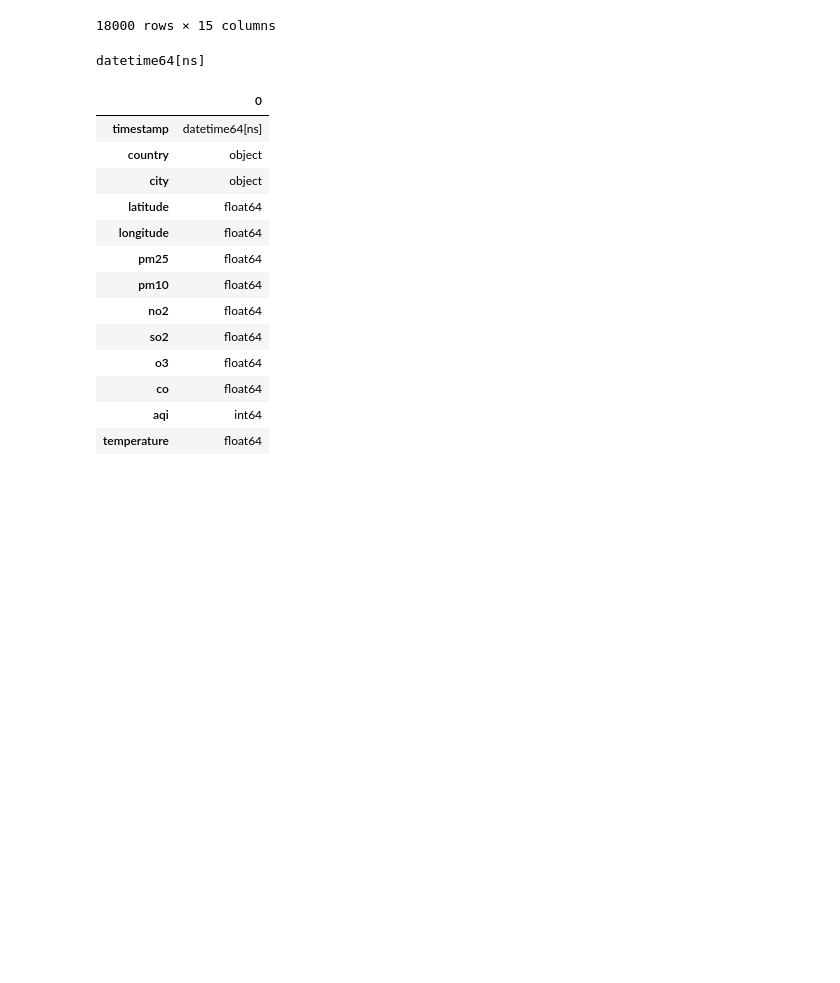
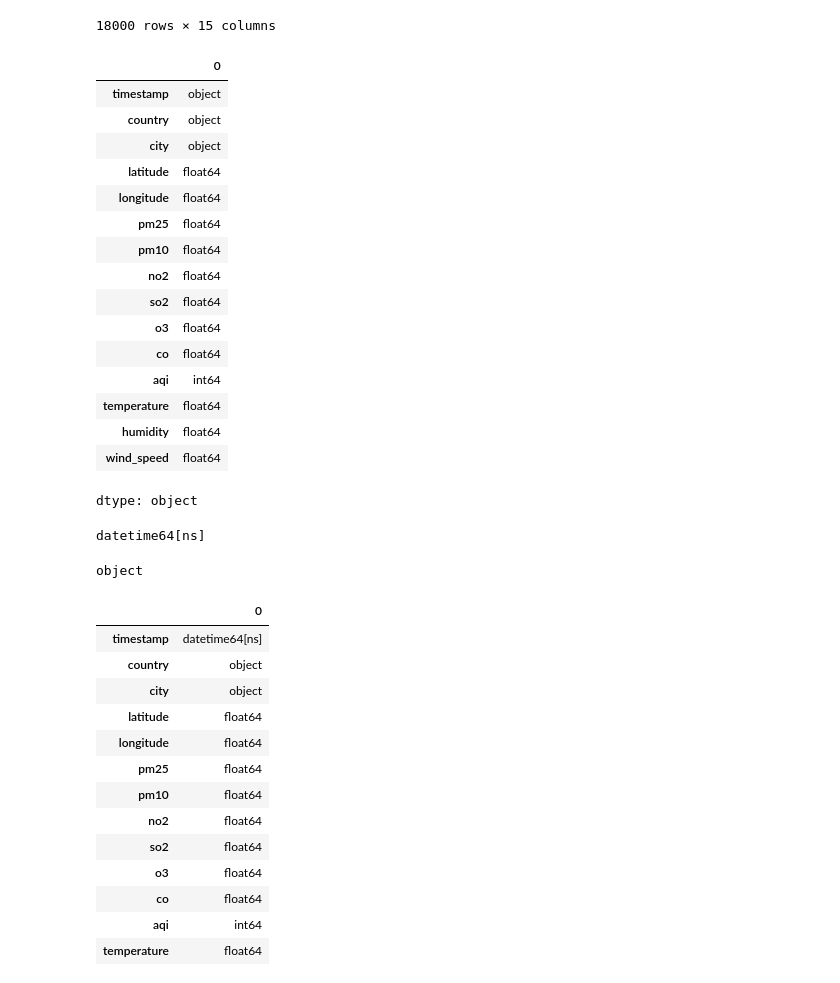
Before and after one commit to Akhilesh1118/Python, a Jupyter notebook: Lecture 8/Chapter_03.ipynb, the cells around one changed output. Drawn from its saved outputs; the diff is of its cells as text; code cells hidden in the pictures; blank space fills up the shorter version.

```diff
--- a/Lecture 8/Chapter_03.ipynb
+++ b/Lecture 8/Chapter_03.ipynb
@@ -207,7 +206,7 @@ df2
 | 9 | 9 | Carlos Ruiz | 0 | Mexico | Male | 45000.0 |
 | 10 | 10 | Emily Davis | 31 | USA | 0 | 58000.0 |
 # %%
-aqi_data = pd.read_csv("globalAirQuality.csv")
+aqi_data = pd.read_csv("/content/drive/MyDrive/Python/Lecture 8/globalAirQuality.csv")
 aqi_data
 # %% [output]
 |  | timestamp | country | city | latitude | longitude | pm25 | pm10 | no2 | so2 | o3 | ... |
@@ -223,4 +222,24 @@ aqi_data
 | 17998 | 2025-11-19 16:25:17.554219 | CH | Zurich | 47.377 | 8.542 | 40.722 | 95.152 | 32.957 | 5.524 | 53.193 | ... |
 | 17999 | 2025-11-19 17:25:17.554219 | CH | Zurich | 47.377 | 8.542 | 25.830 | 30.411 | 35.317 | 4.336 | 66.246 | ... |
 18000 rows × 15 columns
+# %%
+aqi_data.dtypes # Print all the columns types
+# %% [output]
+|  | 0 |
+| timestamp | object |
+| country | object |
+| city | object |
+| latitude | float64 |
+| longitude | float64 |
+| pm25 | float64 |
+| pm10 | float64 |
+| no2 | float64 |
+| so2 | float64 |
+| o3 | float64 |
+| co | float64 |
+| aqi | int64 |
+| temperature | float64 |
+| humidity | float64 |
+| wind_speed | float64 |
+dtype: object
 # %%
@@ -228,4 +248,8 @@ date_str = pd.Series([pd.to_datetime("2026-11-21")])
 print(date_str.dtypes)
 # %% [output]
 datetime64[ns]
+# %%
+print(aqi_data["timestamp"].dtypes) # In the give table timestamp in Object datatypes change in to Date type .
+# %% [output]
+object
 # %%
```
Also changed, not shown: parts of 13 cells of this notebook.
